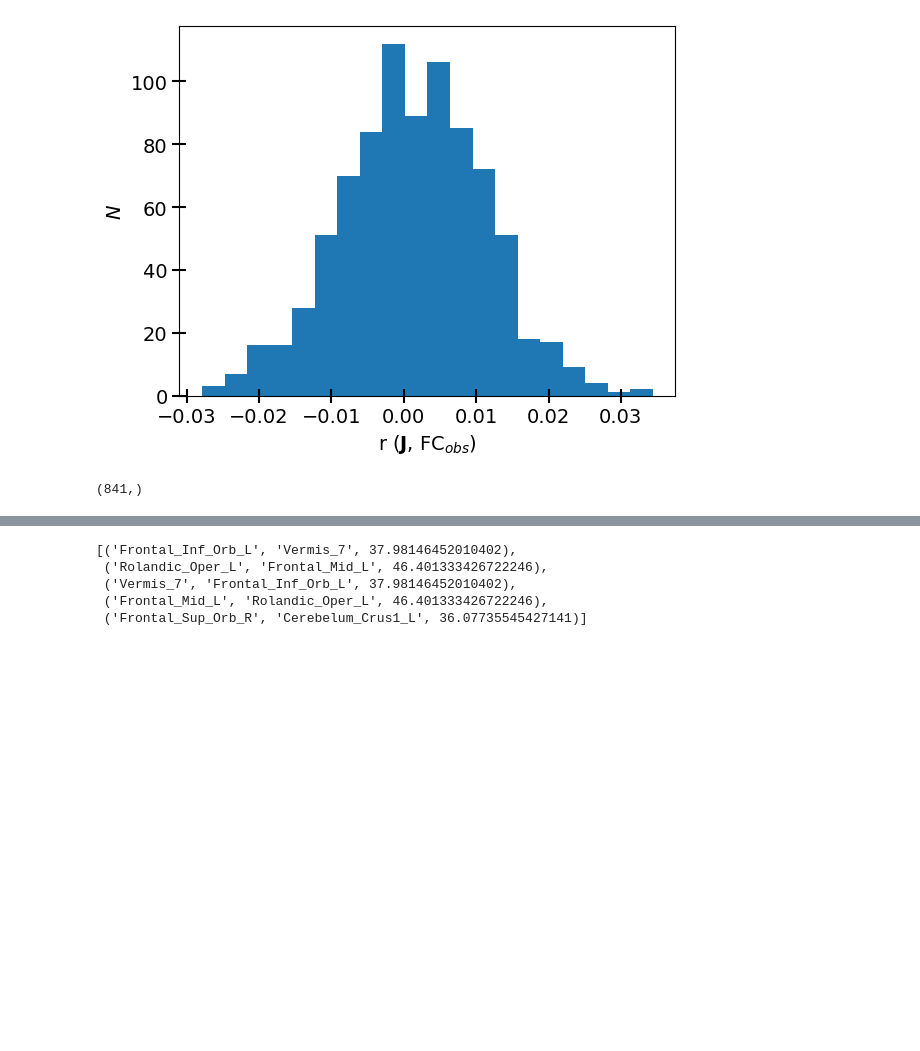
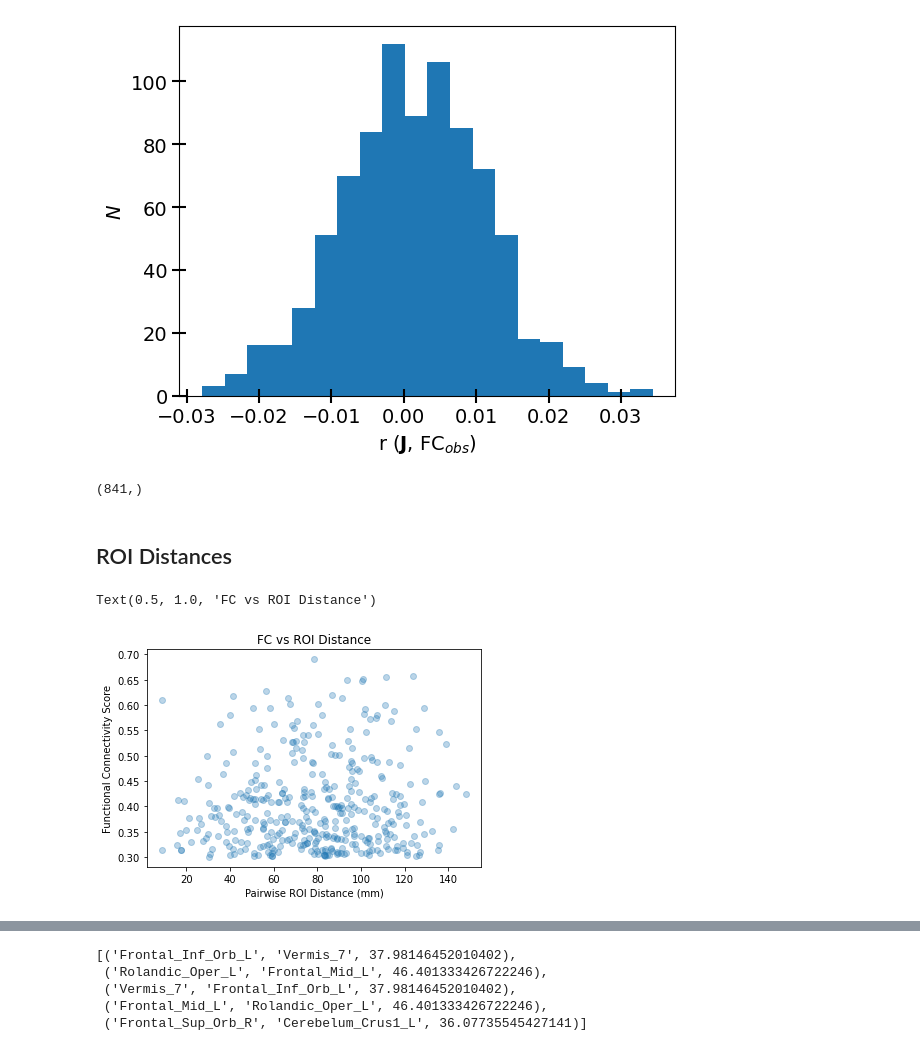
Before and after one commit to shivanshseth/fmri-functional-connectivity-ising, a Jupyter notebook: src/results.ipynb, the cells around one changed output, grey strips where cells are left out. Cells and saved outputs as stored; diff of their text form; code cells hidden in the pictures; blank space fills up the shorter version.

Commit message:
Added ROI distance computation

```diff
--- a/src/results.ipynb
+++ b/src/results.ipynb
@@ -102,5 +122,8 @@ ising_rep = fs.fit_transform(ising_rep, diag)
 ising_scores = fs.scores_
 fc_rep = fs.fit_transform(fc_rep, diag)
 fc_scores = fs.scores_
+# %% [markdown]
+## ROI Distances
 # %%
 coordinates = plotting.find_parcellation_cut_coords(aal['maps'])
+roi_dists = cdist(coordinates, coordinates)
@@ -106,0 +133,29 @@ coordinates = plotting.find_parcellation_cut_coords(aal['maps'])
+# %%
+neg_diag_fc_rep = np.mean(fc_rep_mat[neg_diag_idxs], axis=0)
+pos_diag_fc_rep = np.mean(fc_rep_mat[pos_diag_idxs], axis=0)
+neg_diag_ising_rep = np.mean(ising_rep_mat[neg_diag_idxs], axis=0)
+pos_diag_ising_rep = np.mean(ising_rep_mat[pos_diag_idxs], axis=0)
+all_fc_rep = np.mean(fc_rep_mat, axis=0)
+all_ising_rep = np.mean(ising_rep_mat, axis=0)
+# %%
+def get_dist_fc_ising (fc_rep, ising_rep, roi_dists):
+    x_dists, y_fc, y_ising = [], [], []
+    for i in range(len(fc_rep)):
+        for j in range(i+1, len(fc_rep)):
+            x_dists.append(roi_dists[i][j])
+            y_fc.append(fc_rep[i][j])
+            y_ising.append(ising_rep[i][j])
+            # print(f"y_fc: {fc_rep[i][j]}, y_ising: {ising_rep}")
+    return np.array(x_dists), np.array(y_fc), np.array(y_ising)
+
+neg_x_dists, neg_y_fc, neg_y_ising = get_dist_fc_ising(neg_diag_fc_rep, neg_diag_ising_rep, roi_dists)
+pos_x_dists, pos_y_fc, pos_y_ising = get_dist_fc_ising(pos_diag_fc_rep, pos_diag_ising_rep, roi_dists)
+all_x_dists, all_y_fc, all_y_ising = get_dist_fc_ising(all_fc_rep, all_ising_rep, roi_dists)
+# %%
+plt.scatter(all_x_dists[all_y_fc > 0.3], all_y_fc[all_y_fc > 0.3], alpha=0.3)
+plt.xlabel("Pairwise ROI Distance (mm)")
+plt.ylabel("Functional Connectivity Score")
+plt.title("FC vs ROI Distance")
+# %% [output]
+Text(0.5, 1.0, 'FC vs ROI Distance')
+[figure, added]
```
Also changed, not shown: parts of 13 cells of this notebook.
